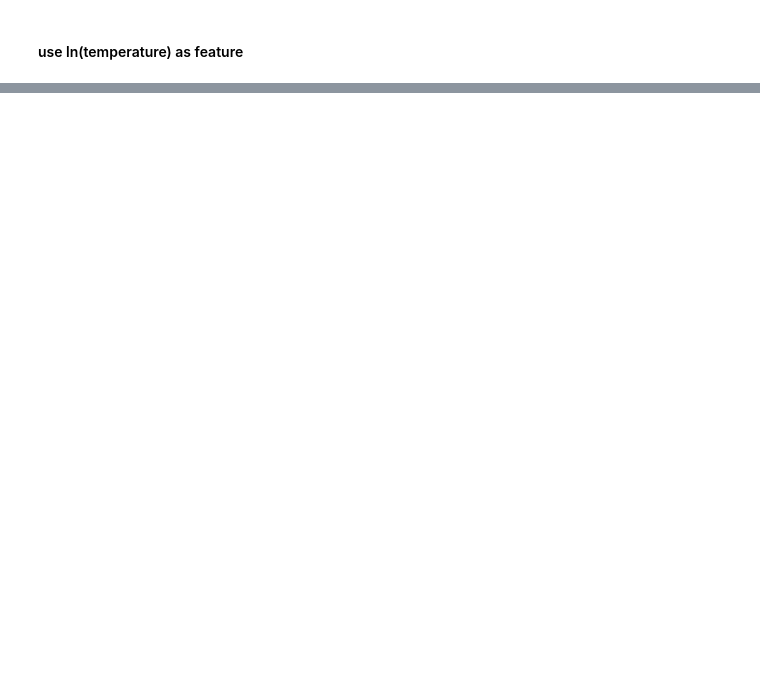
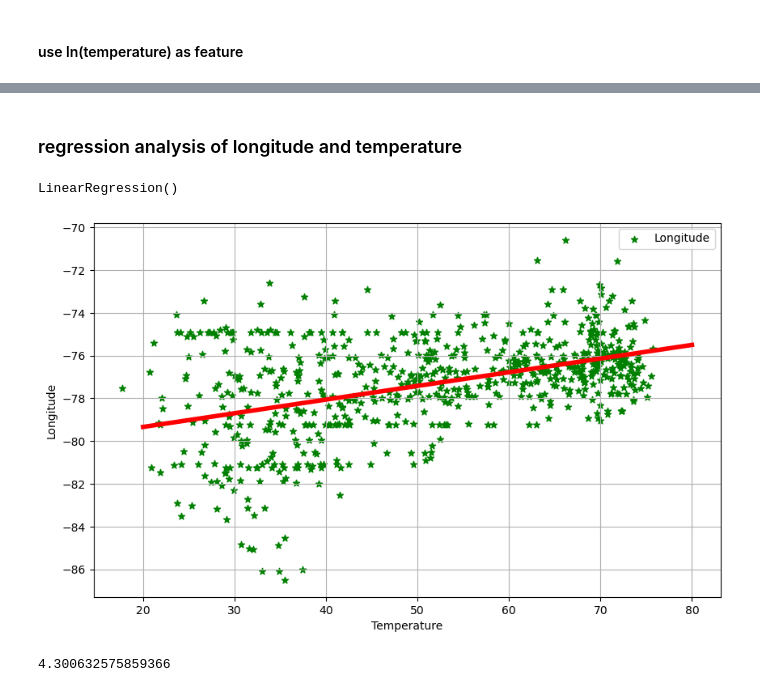
Before and after one commit to maxdgibson/ECE143, a Jupyter notebook: correlation_between_temperature_and_center.ipynb, the cells around one changed output, grey strips where cells are left out. Saved outputs shown, nothing was run; the diff lists cells and outputs as text; code cells hidden in the pictures; blank space fills up the shorter version.

```diff
--- a/correlation_between_temperature_and_center.ipynb
+++ b/correlation_between_temperature_and_center.ipynb
@@ -147,8 +211,13 @@ len(temperatures) == 12* (2010-1963+1)
 # %% [output]
 True
 # %%
-grouped_by_month = filtered_df[(1963 <= filtered_df['EVENT_YEAR'])
-                                & (filtered_df['EVENT_YEAR'] <= 2010)].groupby(["EVENT_YEAR", "EVENT_MONTH"])
+eastern_states = [
+    'ME', 'VT', 'NH', 'MA', 'RI', 'CT', 'NY', 'NJ', 'PA',
+    'DE', 'MD', 'DC', 'VA', 'WV', 'NC', 'SC', 'GA', 'FL', 'AL', 'TN', 'KY'
+]
+grouped_by_month = filtered_df[(1962 <= filtered_df['EVENT_YEAR'])
+                                & (filtered_df['EVENT_YEAR'] <= 2018)
+                                & (filtered_df['ISO_SUBDIVISION'].isin(eastern_states))].groupby(["EVENT_YEAR", "EVENT_MONTH"])
 # %%
 grouped_by_month.size()
 # %% [output]
@@ -345,0 +471,28 @@ MSE(preds,sorted_lat)
+# %% [markdown]
+### regression analysis of longitude and temperature
+# %%
+features = list(zip([1]*len(sorted_temperatures),sorted_temperatures))
+model = sklearn.linear_model.LinearRegression()
+model.fit(features, sorted_lon)
+# %% [output]
+LinearRegression()
+# %%
+preds = model.predict(features)
+X = np.linspace(20, 80, 100).reshape(-1, 1)
+feature = np.hstack([np.ones((X.shape[0], 1)), X])
+y = model.predict(feature)
+plt.figure(figsize=(10, 6))
+plt.plot(X, y, color='red', linewidth=4)
+plt.scatter(sorted_temperatures, sorted_lon, label='Longitude', color='green', marker='*')
+plt.xlabel('Temperature')
+plt.ylabel('Longitude')
+
+plt.legend()
+plt.grid(True)
+plt.show()
+# %% [output]
+[figure, added]
+# %%
+MSE(preds, sorted_lon)
+# %% [output]
+4.300632575859366
```
Also changed, not shown: parts of 41 cells of this notebook, 5 other files.
